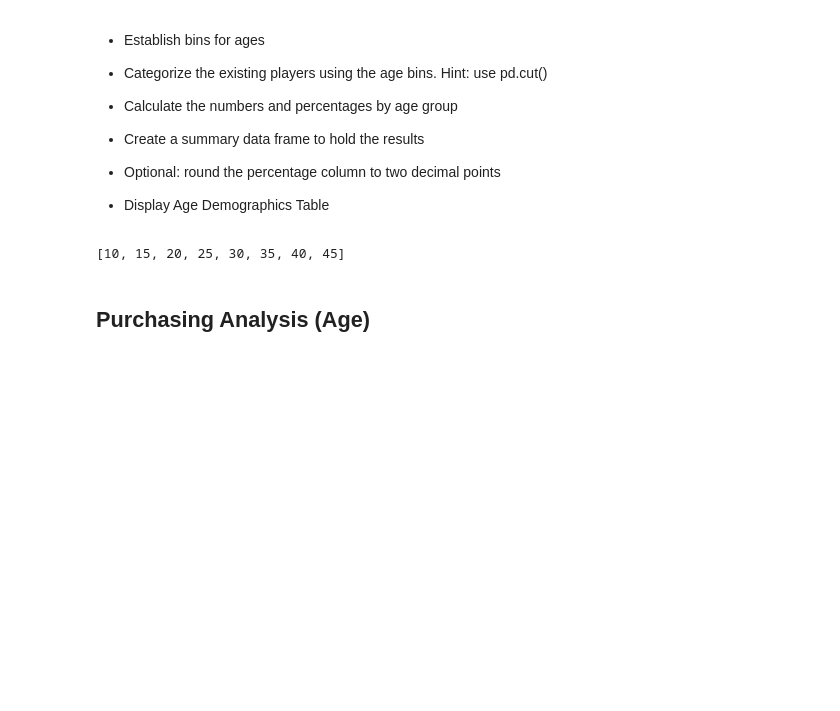
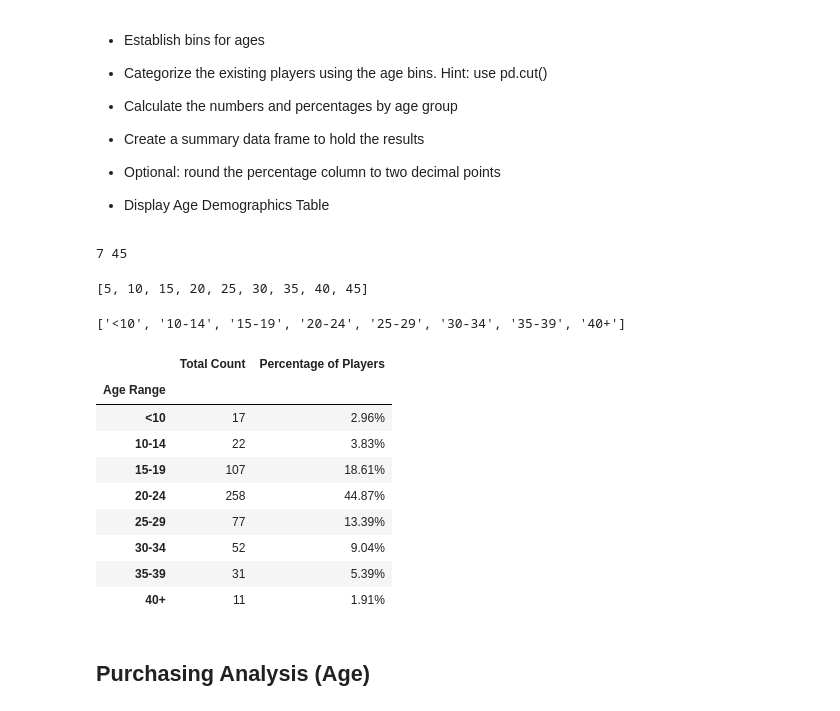
Before and after one commit to i-am-phoenix/heroe_of_pymoli_game_analysis, a Jupyter notebook: HeroesOfPymoli/HeroesOfPymoli_starter.ipynb, the cells around one changed output. Drawn from its saved outputs; the diff is of its cells as text; code cells hidden in the pictures; blank space fills up the shorter version.

```diff
--- a/HeroesOfPymoli/HeroesOfPymoli_starter.ipynb
+++ b/HeroesOfPymoli/HeroesOfPymoli_starter.ipynb
@@ -168,11 +168,46 @@ purch_smry
 
 * Display Age Demographics Table
 # %%
-purchase_data['Age'].min(), purchase_data['Age'].max()
-bins=list(range(10,45+1,5))
+# First check min and max age values for range reference
+print(purchase_data['Age'].min(), purchase_data['Age'].max())
+# Establishing bins
+bins=list(range(5,50-1,5))
+# bins.remove(5)
+# bins.remove(45)
 bins
 # %% [output]
-[10, 15, 20, 25, 30, 35, 40, 45]
+7 45
+[5, 10, 15, 20, 25, 30, 35, 40, 45]
+# %%
+# Set up group of bin names
+groups=["<10","10-14","15-19","20-24","25-29","30-34","35-39","40+"]
+# groups= ["[{0} - {1})".format(r, r + 5) for r in range(5, 45, 5)]
+groups
+# %% [output]
+['<10', '10-14', '15-19', '20-24', '25-29', '30-34', '35-39', '40+']
+# %%
+demgr_smry=purchase_data
+demgr_smry['Age Range']=pd.cut(purchase_data['Age'],bins, labels=groups, right=False)
+# print(demgr_smry)
+grp_demgr_smry=demgr_smry.groupby('Age Range')
+
+out_demgr_smry=[]
+out_demgr_smry=pd.DataFrame(grp_demgr_smry['SN'].nunique())
+out_demgr_smry=out_demgr_smry.rename(columns={'SN':'Total Count'})
+out_demgr_smry['Percentage of Players']=(out_demgr_smry['Total Count']*100/out_demgr_smry['Total Count'].sum()).map("{:.2f}%".format)
+
+out_demgr_smry
+# %% [output]
+|  | Total Count | Percentage of Players |
+| Age Range |  |  |
+| <10 | 17 | 2.96% |
+| 10-14 | 22 | 3.83% |
+| 15-19 | 107 | 18.61% |
+| 20-24 | 258 | 44.87% |
+| 25-29 | 77 | 13.39% |
+| 30-34 | 52 | 9.04% |
+| 35-39 | 31 | 5.39% |
+| 40+ | 11 | 1.91% |
 # %% [markdown]
 ## Purchasing Analysis (Age)
 # %% [markdown]
```
